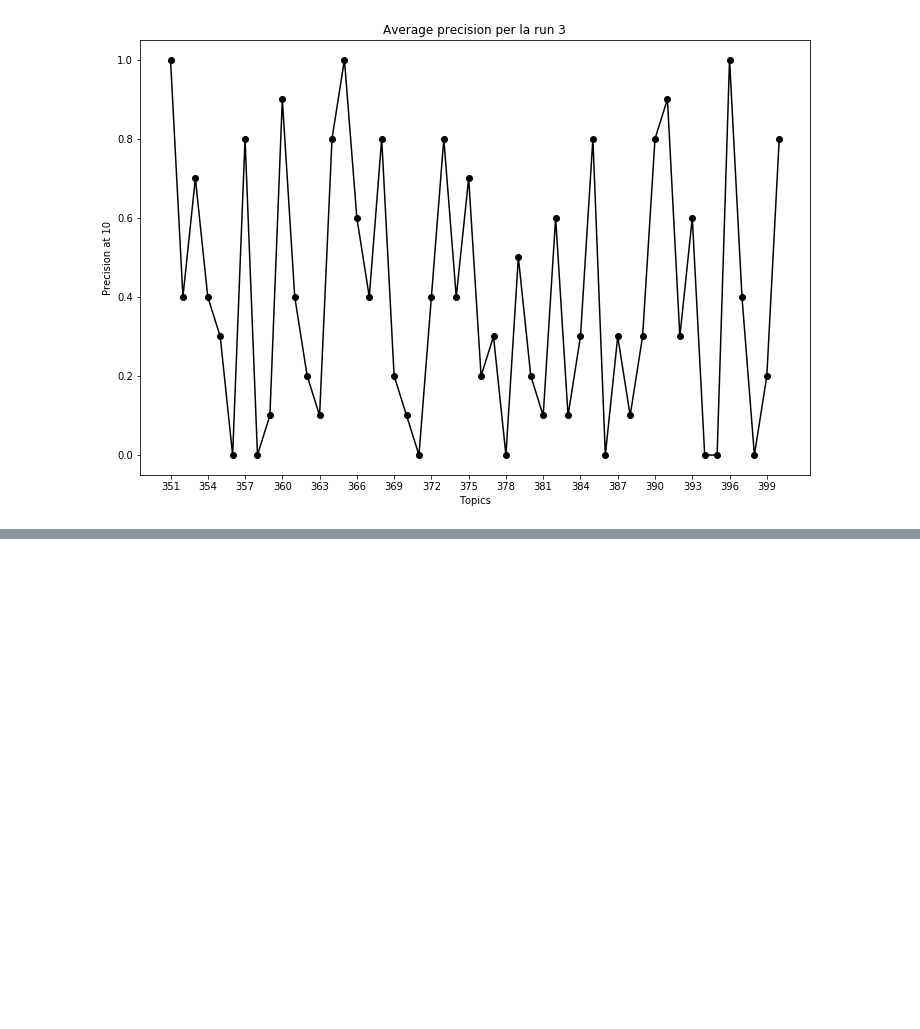
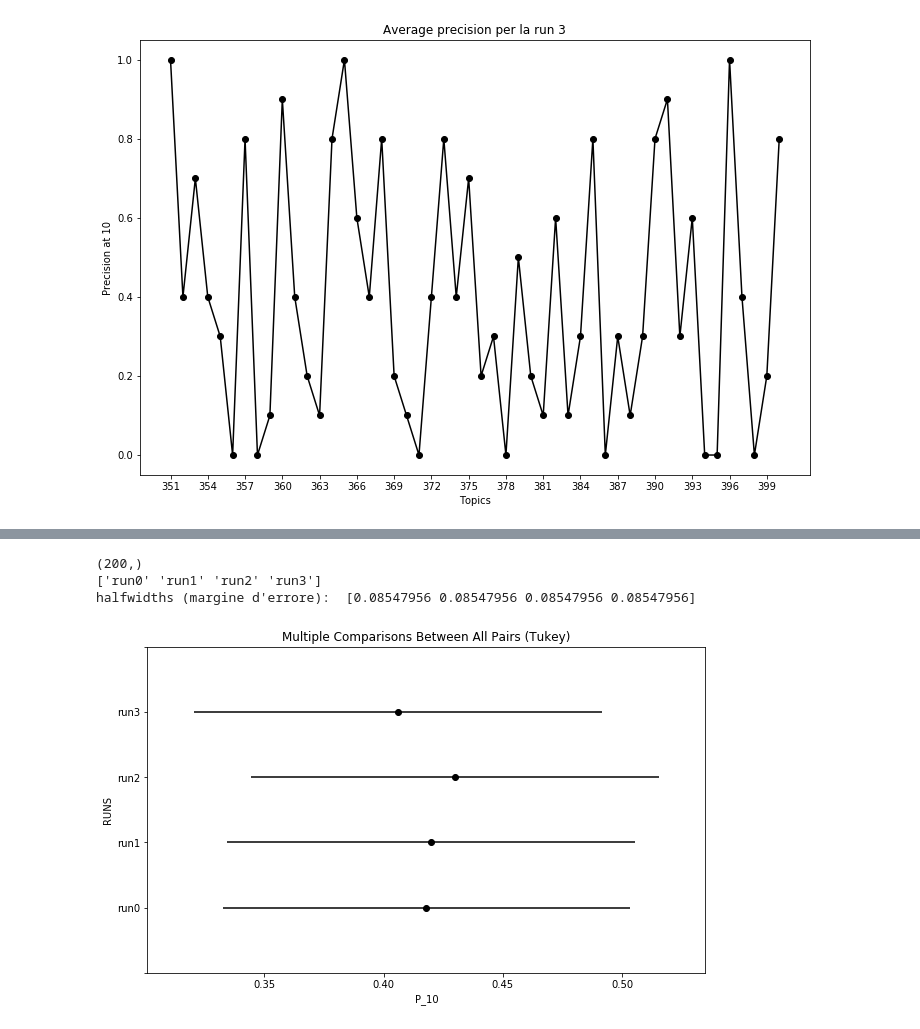
Before and after one commit to yleniag/Information-Retrival-Homework-1, a Jupyter notebook: Homework1-IR.ipynb, the cells around one changed output, grey strips where cells are left out. Cells and saved outputs as stored; diff of their text form; code cells hidden in the pictures; blank space fills up the shorter version.

```diff
--- a/Homework1-IR.ipynb
+++ b/Homework1-IR.ipynb
@@ -301,3 +284,34 @@ plotAP(rprec_3, "black", 3, "Precision at Recall Base")
 #fig1, ax1 = plt.subplots()
 #ax1.set_title('Prova')
 #ax1.boxplot(result.confint)
+# %%
+v_prec = np.concatenate([p10_0, p10_1, p10_2, p10_3])
+print(v_prec.shape)
+runs=[]
+prova=[]
+for i in range (4):
+    for j in range (50):
+        runs.append("run"+str(i))
+#print(runs)
+mc1 = MultiComparison(v_prec.astype('float'), runs)
+
+#result = mc.tukeyhsd()
+result1=mc1.tukeyhsd(alpha=0.05)
+#print(result)
+print(mc1.groupsunique)
+#print("reject: ", result.reject)
+#print("meandiffs:", result.meandiffs)
+#print("confint: ",result.confint)
+#print("std_pairs: ",result.std_pairs)
+#print("q_crit: ",result.q_crit)
+#print(result.summary())
+
+result1.plot_simultaneous(xlabel="P_10",ylabel="RUNS")    # Plot group confidence intervals
+#print(result.meandiffs)
+print("halfwidths (margine d'errore): ",result1.halfwidths)
+#print(result.summary())
+# %% [output]
+(200,)
+['run0' 'run1' 'run2' 'run3']
+halfwidths (margine d'errore):  [0.08547956 0.08547956 0.08547956 0.08547956]
+[figure, added]
```
Also changed, not shown: parts of 8 cells of this notebook.
